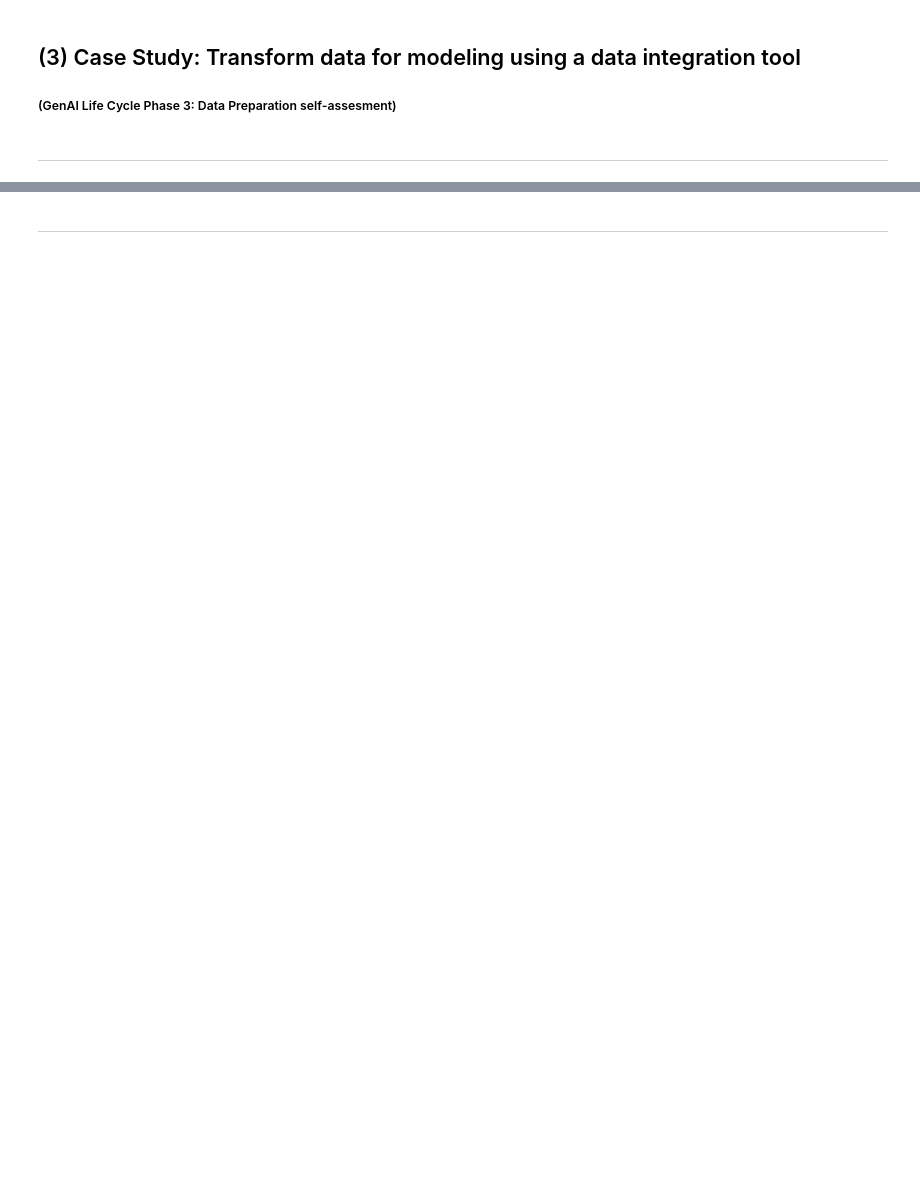
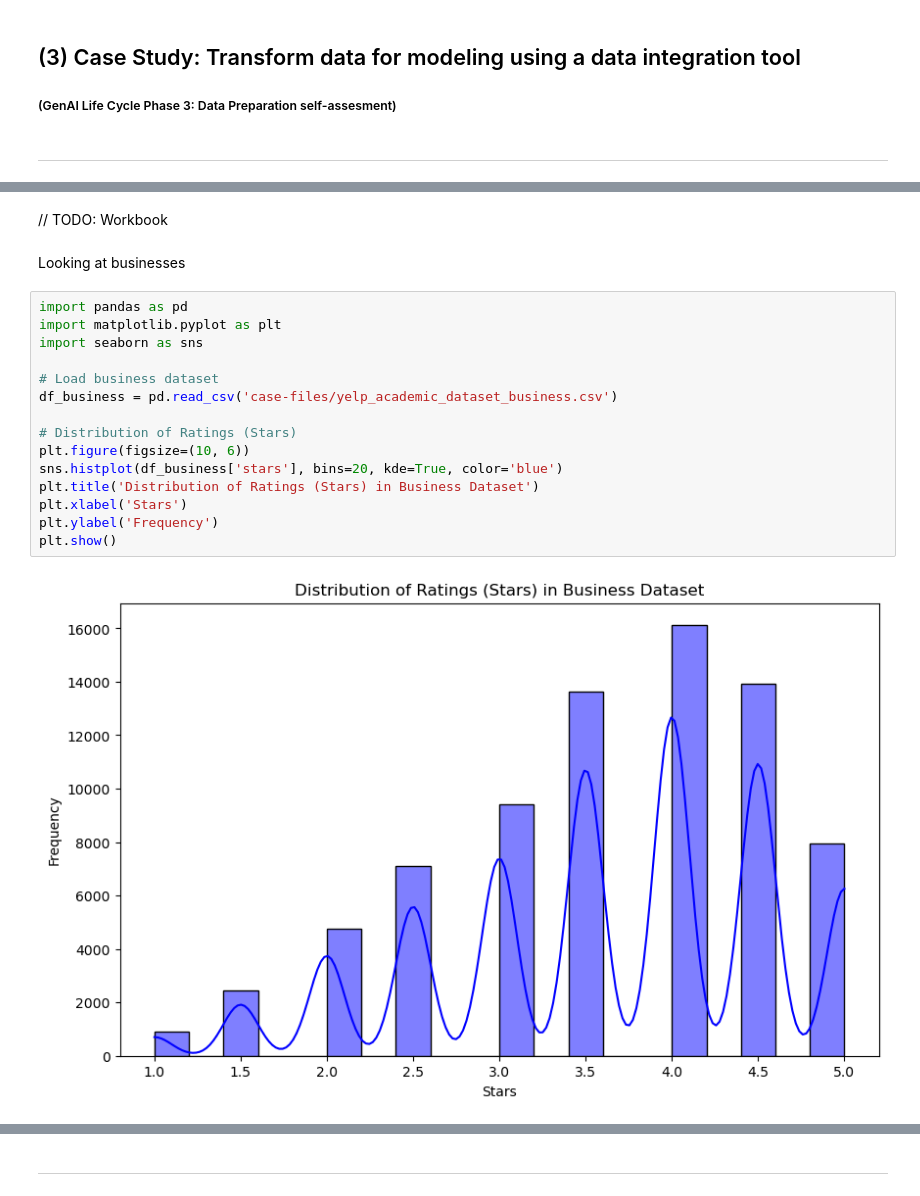
Before and after one commit to diego-manzano/capstone-ailtk, a Jupyter notebook: ailtk_case-navigation-module/case-study-3.ipynb, the cells around one changed output, grey strips where cells are left out. Saved outputs shown, nothing was run; the diff lists cells and outputs as text; blank space fills up the shorter version.

Commit message:
case study grind

```diff
--- a/ailtk_case-navigation-module/case-study-3.ipynb
+++ b/ailtk_case-navigation-module/case-study-3.ipynb
@@ -7,0 +66,21 @@ Pre-reading
+# %% [markdown]
+// TODO: Workbook
+# %% [markdown]
+Looking at businesses
+# %%
+import pandas as pd
+import matplotlib.pyplot as plt
+import seaborn as sns
+
+# Load business dataset
+df_business = pd.read_csv('case-files/yelp_academic_dataset_business.csv')
+
+# Distribution of Ratings (Stars)
+plt.figure(figsize=(10, 6))
+sns.histplot(df_business['stars'], bins=20, kde=True, color='blue')
+plt.title('Distribution of Ratings (Stars) in Business Dataset')
+plt.xlabel('Stars')
+plt.ylabel('Frequency')
+plt.show()
+# %% [output]
+[figure, added]
```
Also changed, not shown: parts of 14 cells of this notebook, 4 other files.
